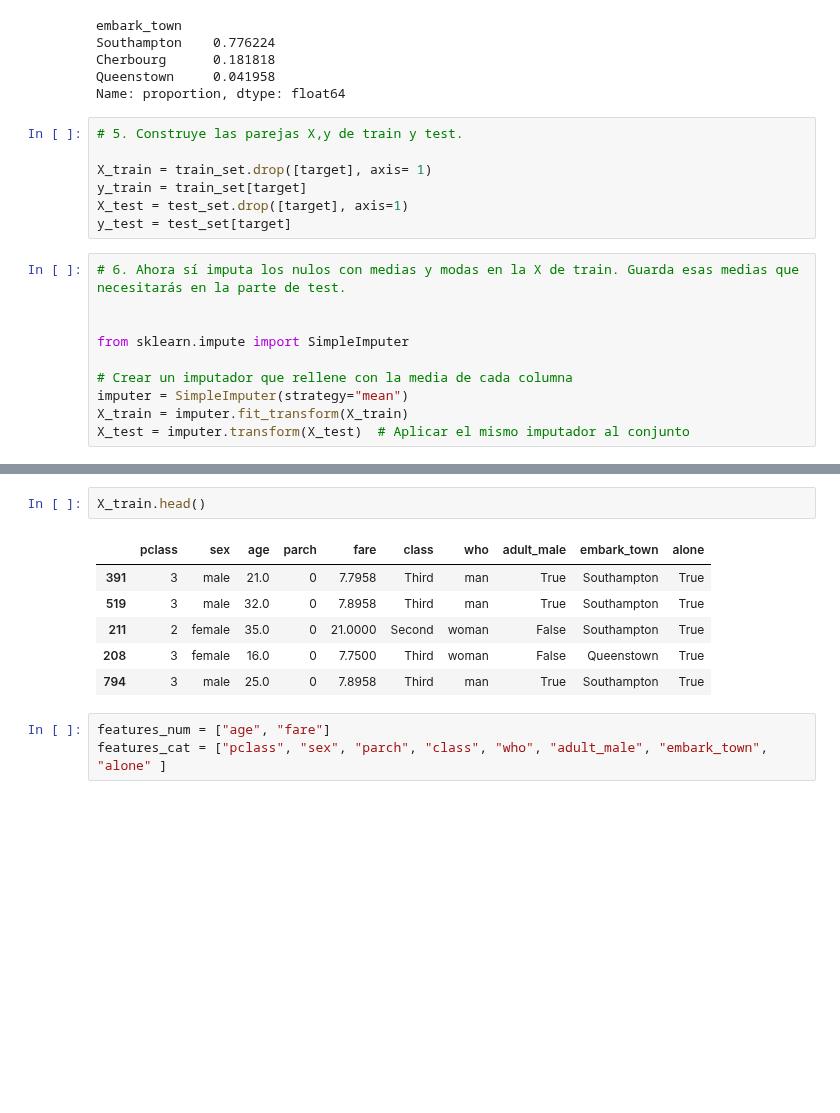
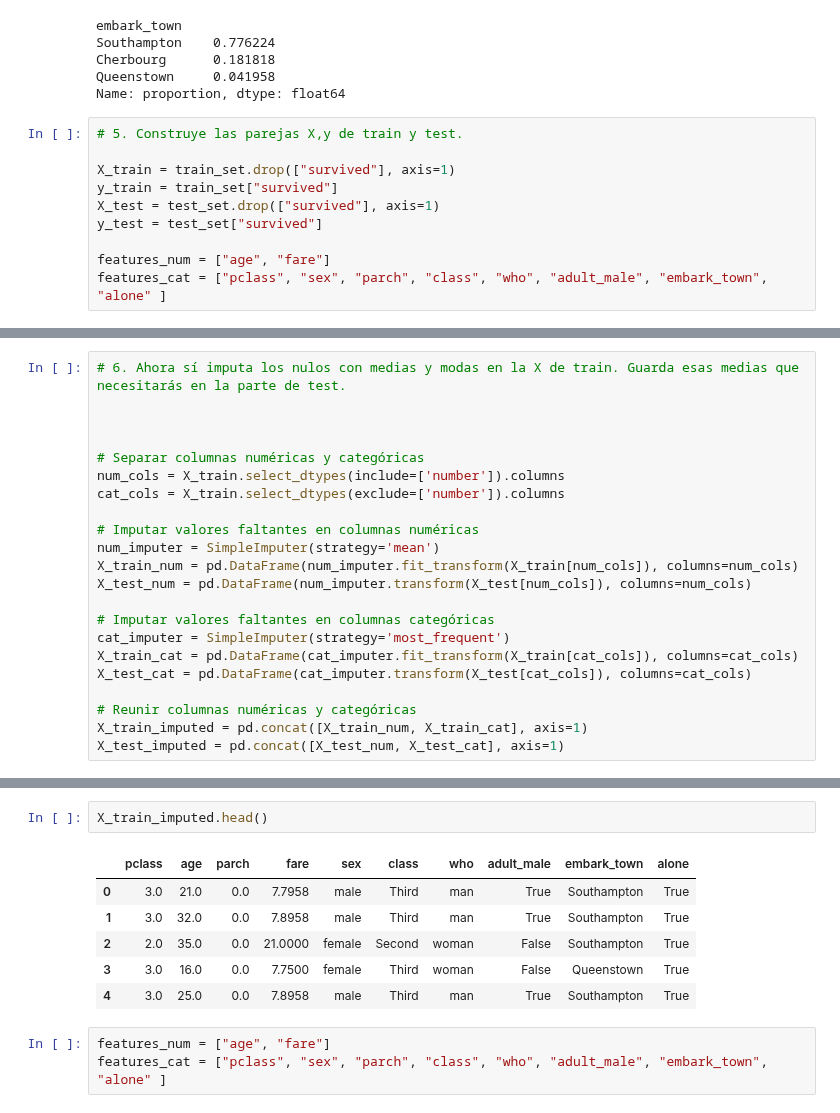
Before and after one commit to jl-padilla/ONLINE_DS_THEBRIDGE_repo, a Jupyter notebook: sprint10/unidad2/Practica_Obligatoria/18_Practica_Obligatoria_Clasificacion_y_Regresion_Logistica.ipynb, the cells around one changed output, grey strips where cells are left out. Saved outputs shown, nothing was run; the diff lists cells and outputs as text; blank space fills up the shorter version.

```diff
--- a/sprint10/unidad2/Practica_Obligatoria/18_Practica_Obligatoria_Clasificacion_y_Regresion_Logistica.ipynb
+++ b/sprint10/unidad2/Practica_Obligatoria/18_Practica_Obligatoria_Clasificacion_y_Regresion_Logistica.ipynb
@@ -211,17 +227,10 @@ Name: proportion, dtype: float64
 # %%
 # 5. Construye las parejas X,y de train y test.
 
-X_train = train_set.drop([target], axis= 1)
-y_train = train_set[target]
-X_test = test_set.drop([target], axis=1)
-y_test = test_set[target]
+X_train = train_set.drop(["survived"], axis=1)
+y_train = train_set["survived"]
+X_test = test_set.drop(["survived"], axis=1)
+y_test = test_set["survived"]
+
+features_num = ["age", "fare"]
+features_cat = ["pclass", "sex", "parch", "class", "who", "adult_male", "embark_town", "alone" ]
-# %%
-# 6. Ahora sí imputa los nulos con medias y modas en la X de train. Guarda esas medias que necesitarás en la parte de test.
-
-
-from sklearn.impute import SimpleImputer
-
-# Crear un imputador que rellene con la media de cada columna
-imputer = SimpleImputer(strategy="mean")
-X_train = imputer.fit_transform(X_train)
-X_test = imputer.transform(X_test)  # Aplicar el mismo imputador al conjunto
@@ -228,2 +299,24 @@ X_test = imputer.transform(X_test)  # Aplicar el mismo imputador al conjunto
+# %%
+# 6. Ahora sí imputa los nulos con medias y modas en la X de train. Guarda esas medias que necesitarás en la parte de test.
+
+
+
+# Separar columnas numéricas y categóricas
+num_cols = X_train.select_dtypes(include=['number']).columns
+cat_cols = X_train.select_dtypes(exclude=['number']).columns
+
+# Imputar valores faltantes en columnas numéricas
+num_imputer = SimpleImputer(strategy='mean')
+X_train_num = pd.DataFrame(num_imputer.fit_transform(X_train[num_cols]), columns=num_cols)
+X_test_num = pd.DataFrame(num_imputer.transform(X_test[num_cols]), columns=num_cols)
+
+# Imputar valores faltantes en columnas categóricas
+cat_imputer = SimpleImputer(strategy='most_frequent')
+X_train_cat = pd.DataFrame(cat_imputer.fit_transform(X_train[cat_cols]), columns=cat_cols)
+X_test_cat = pd.DataFrame(cat_imputer.transform(X_test[cat_cols]), columns=cat_cols)
+
+# Reunir columnas numéricas y categóricas
+X_train_imputed = pd.concat([X_train_num, X_train_cat], axis=1)
+X_test_imputed = pd.concat([X_test_num, X_test_cat], axis=1)
 # %%
 # 7. Haz un mini-EDA, selecciona las features que quieres quedarte y por qué.
@@ -249,12 +342,12 @@ memory usage: 41.1+ KB
 # %%
-X_train.head()
+X_train_imputed.head()
 # %% [output]
-|  | pclass | sex | age | parch | fare | class | who | adult_male | embark_town | alone |
-| 391 | 3 | male | 21.0 | 0 | 7.7958 | Third | man | True | Southampton | True |
-| 519 | 3 | male | 32.0 | 0 | 7.8958 | Third | man | True | Southampton | True |
-| 211 | 2 | female | 35.0 | 0 | 21.0000 | Second | woman | False | Southampton | True |
-| 208 | 3 | female | 16.0 | 0 | 7.7500 | Third | woman | False | Queenstown | True |
-| 794 | 3 | male | 25.0 | 0 | 7.8958 | Third | man | True | Southampton | True |
+|  | pclass | age | parch | fare | sex | class | who | adult_male | embark_town | alone |
+| 0 | 3.0 | 21.0 | 0.0 | 7.7958 | male | Third | man | True | Southampton | True |
+| 1 | 3.0 | 32.0 | 0.0 | 7.8958 | male | Third | man | True | Southampton | True |
+| 2 | 2.0 | 35.0 | 0.0 | 21.0000 | female | Second | woman | False | Southampton | True |
+| 3 | 3.0 | 16.0 | 0.0 | 7.7500 | female | Third | woman | False | Queenstown | True |
+| 4 | 3.0 | 25.0 | 0.0 | 7.8958 | male | Third | man | True | Southampton | True |
 # %%
 features_num = ["age", "fare"]
 features_cat = ["pclass", "sex", "parch", "class", "who", "adult_male", "embark_town", "alone" ]
```
Also changed, not shown: parts of 14 cells of this notebook.
